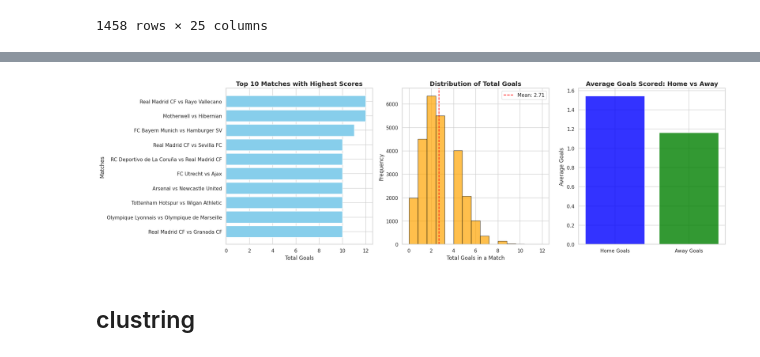
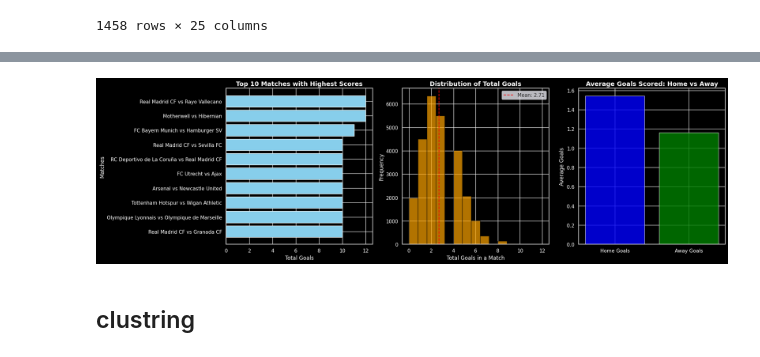
Before and after one commit to rabiizahnoune/Analyse-Mod-lisation-et-Clustering-des-Donn-es-de-Football-Europ-en-avec-le-machine-learning, a Jupyter notebook: ML/ml.ipynb, the cells around one changed output, grey strips where cells are left out. Drawn from its saved outputs; the diff is of its cells as text; code cells hidden in the pictures.

```diff
--- a/ML/ml.ipynb
+++ b/ML/ml.ipynb
@@ -258,6 +277,6 @@ plt.show()
 # %% [markdown]
 ## Analyse des match et des equipes
 # %%
-conn =sqlite3.connect("/home/rajarabii/projects/Football Européen avec le machine learning/BD/database.sqlite")
+conn =sqlite3.connect("/home/rajarabii/projects/Football Européen avec le machine learning/database .sqlite")
 
 cursor = conn.cursor()
@@ -308,10 +358,12 @@ import pandas as pd
 import matplotlib.pyplot as plt
 import seaborn as sns
 
+# Assurez-vous que la colonne 'date' est en format datetime
 team_attribute['date'] = pd.to_datetime(team_attribute['date'])
 
 # Extraction de l'année
 team_attribute['year'] = team_attribute['date'].dt.year
+
 # Exemple de filtrage pour l'année sélectionnée
 selected_year = 2011
 
@@ -340,16 +392,18 @@ num_teams = len(best_teams_per_league)
 num_cols = 3  # Nombre de graphiques par ligne
 num_rows = (num_teams // num_cols) + (1 if num_teams % num_cols != 0 else 0)  # Calculer le nombre de lignes nécessaires
 
-fig, axes = plt.subplots(num_rows, num_cols, figsize=(18, 6 * num_rows), subplot_kw=dict(polar=True))
+fig, axes = plt.subplots(num_rows, num_cols, figsize=(18, 6 * num_rows), subplot_kw=dict(polar=True), facecolor="black")
 
 # Aplatir les axes pour faciliter l'indexation
 axes = axes.flatten()
 
 # Créer une palette de couleurs distinctes pour chaque équipe
-colors = sns.color_palette("Set1", num_teams)
+colors = sns.color_palette("Set2", num_teams)
 
 # Tracer les données pour chaque équipe dans un graphique radar distinct
+# Modifier les éléments spécifiques des radars pour un thème sombre
 for idx, (ax, (team_idx, team_)) in enumerate(zip(axes, best_teams_per_league.iterrows())):
+    ax.set_facecolor("black")  # Fond noir pour le radar
     team_data = team_[categories].values.flatten().tolist()
     team_data += team_data[:1]  # Fermer le cercle
 
@@ -359,10 +413,15 @@ for idx, (ax, (team_idx, team_)) in enumerate(zip(axes, best_teams_per_league.it
 
     # Ajouter les étiquettes de catégories
     ax.set_xticks(angles[:-1])
-    ax.set_xticklabels(categories, fontsize=10)
+    ax.set_xticklabels(categories, fontsize=10, color="white")
 
     # Ajouter un titre pour chaque graphique
-    ax.set_title(f'{team_["team_long_name_y"]}', size=12, weight='bold')
+    ax.set_title(f'{team_["team_long_name_y"]}', size=12, weight='bold', color="white")
+
+    # Modifier la couleur des grilles et des axes
+    ax.spines['polar'].set_color("white")
+    ax.tick_params(colors="white")
+    ax.grid(color="gray", linestyle="--", linewidth=0.5)
 
 # Ajuster l'affichage et les espacements
 # Masquer les axes non utilisés si les équipes sont inférieures au nombre total de sous-graphes
@@ -428,52 +529,62 @@ import matplotlib.pyplot as plt
 import seaborn as sns
 import numpy as np
 
-# Configuration des styles pour des graphiques esthétiques
-sns.set(style="whitegrid")
+# Configuration des styles pour un fond sombre
+sns.set(style="darkgrid")  # Utiliser un fond sombre avec une grille claire
 
 # Créer une figure avec 3 sous-graphiques (1 ligne, 3 colonnes)
-fig, axes = plt.subplots(1, 3, figsize=(20, 6))
+fig, axes = plt.subplots(1, 3, figsize=(20, 6), facecolor='black')  # Fond sombre pour la figure
+
+# Modifier le fond des axes pour les rendre sombres
+for ax in axes:
+    ax.set_facecolor('black')  # Fond sombre pour chaque sous-graphe
+    ax.tick_params(axis='x', colors='white')  # Couleur des ticks sur l'axe X
+    ax.tick_params(axis='y', colors='white')  # Couleur des ticks sur l'axe Y
+    ax.spines['top'].set_color('white')  # Couleur des bords
+    ax.spines['right'].set_color('white')
+    ax.spines['left'].set_color('white')
+    ax.spines['bottom'].set_color('white')
 
 ### 1. Quels sont les matchs avec les scores les plus élevés ? ###
 # Trier les matchs par total_goal décroissant
 top_matches = final_merge.sort_values(by='total_goal', ascending=False).head(10)
 
 # Graphique des scores les plus élevés
 axes[0].barh(top_matches['home_team_name'] + " vs " + top_matches['away_team_name'],
              top_matches['total_goal'], color='skyblue')
-axes[0].set_xlabel('Total Goals', fontsize=12)
-axes[0].set_ylabel('Matches', fontsize=12)
-axes[0].set_title('Top 10 Matches with Highest Scores', fontsize=14, weight='bold')
+axes[0].set_xlabel('Total Goals', fontsize=12, color='white')
+axes[0].set_ylabel('Matches', fontsize=12, color='white')
+axes[0].set_title('Top 10 Matches with Highest Scores', fontsize=14, weight='bold', color='white')
 axes[0].invert_yaxis()  # Inverser l'axe pour avoir le plus haut score en haut
 
 ### 2. Analysez les matchs marqués par un grand nombre de buts ###
 # Distribution des buts
 axes[1].hist(final_merge['total_goal'], bins=15, color='orange', edgecolor='black', alpha=0.7)
 axes[1].axvline(final_merge['total_goal'].mean(), color='red', linestyle='--',
                 label=f'Mean: {final_merge["total_goal"].mean():.2f}')
-axes[1].set_xlabel('Total Goals in a Match', fontsize=12)
-axes[1].set_ylabel('Frequency', fontsize=12)
-axes[1].set_title('Distribution of Total Goals', fontsize=14, weight='bold')
+axes[1].set_xlabel('Total Goals in a Match', fontsize=12, color='white')
+axes[1].set_ylabel('Frequency', fontsize=12, color='white')
+axes[1].set_title('Distribution of Total Goals', fontsize=14, weight='bold', color='white')
 axes[1].legend()
 
 ### 3. Différences de performances entre matchs à domicile et à l'extérieur ###
 # Moyenne des buts marqués à domicile et à l'extérieur
 avg_home_goals = final_merge['home_team_goal'].mean()
 avg_away_goals = final_merge['away_team_goal'].mean()
 
 # Bar plot
 axes[2].bar(['Home Goals', 'Away Goals'], [avg_home_goals, avg_away_goals],
             color=['blue', 'green'], alpha=0.8)
-axes[2].set_ylabel('Average Goals', fontsize=12)
-axes[2].set_title('Average Goals Scored: Home vs Away', fontsize=14, weight='bold')
+axes[2].set_ylabel('Average Goals', fontsize=12, color='white')
+axes[2].set_title('Average Goals Scored: Home vs Away', fontsize=14, weight='bold', color='white')
 
 # Ajuster les espacements entre les sous-graphiques
 plt.tight_layout()
 
 # Afficher la figure
 plt.show()
 # %% [output]
-[figure, old version]
+[figure, new version]
 # %% [markdown]
 ## clustring
 # %%
```
Also changed, not shown: parts of 56 cells of this notebook, 5 other files.
